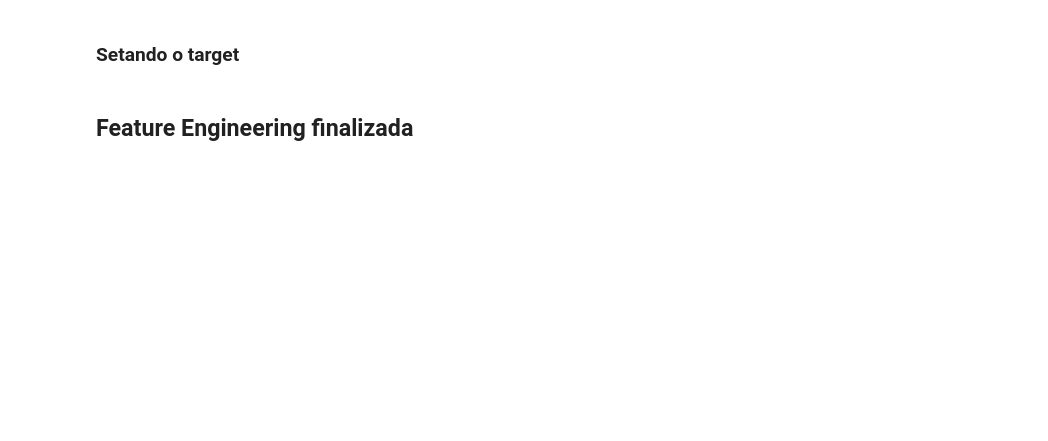
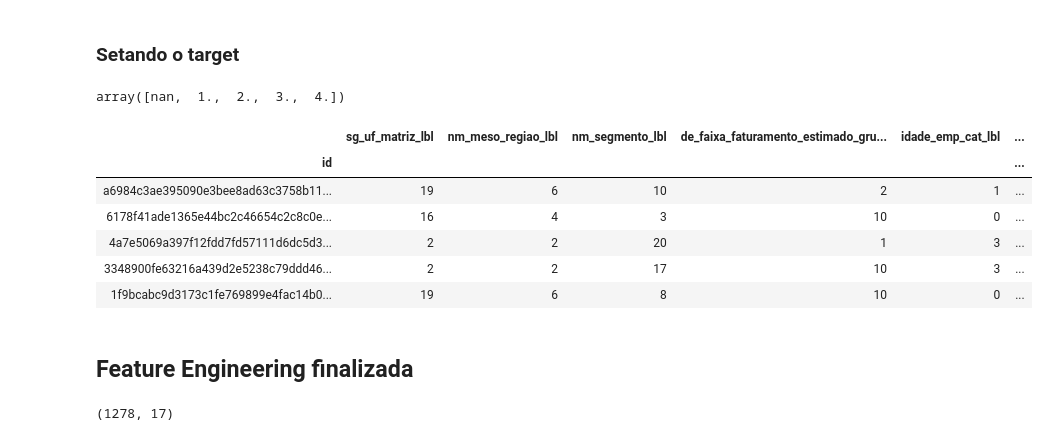
Before and after one commit to codenation-dev/squad-2-ad-xp-data-science-1, a Jupyter notebook: Projeto Final/FeatureEngineering.ipynb, the cells around one changed output. Cells and saved outputs as stored; diff of their text form; code cells hidden in the pictures; blank space fills up the shorter version.

```diff
--- a/Projeto Final/FeatureEngineering.ipynb
+++ b/Projeto Final/FeatureEngineering.ipynb
@@ -1081,10 +1198,30 @@ def set_target(row):
-# %%
-# setando target
-df_market_ok['target'] = df_market.apply(lambda s: set_target(s), axis=1)
-
-df_market[df_market.target == 4].head()
+# %%
+# para acelerar performance
+ids_mkt = np.array(df_market_ok.index)
+# ids_mkt = pd.Series(ids_mkt)
+# %%
+df_market_ok['target'] = list(map(lambda s: set_target(s), ids_mkt))
+df_market_ok.target.unique()
+# %% [output]
+array([nan,  1.,  2.,  3.,  4.])
+# %%
+df_market_ok.head()
+# %% [output]
+|  | sg_uf_matriz_lbl | nm_meso_regiao_lbl | nm_segmento_lbl | de_faixa_faturamento_estimado_gru... | idade_emp_cat_lbl | ... |
+| id |  |  |  |  |  | ... |
+| a6984c3ae395090e3bee8ad63c3758b11... | 19 | 6 | 10 | 2 | 1 | ... |
+| 6178f41ade1365e44bc2c46654c2c8c0e... | 16 | 4 | 3 | 10 | 0 | ... |
+| 4a7e5069a397f12fdd7fd57111d6dc5d3... | 2 | 2 | 20 | 1 | 3 | ... |
+| 3348900fe63216a439d2e5238c79ddd46... | 2 | 2 | 17 | 10 | 3 | ... |
+| 1f9bcabc9d3173c1fe769899e4fac14b0... | 19 | 6 | 8 | 10 | 0 | ... |
 # %% [markdown]
 ## Feature Engineering finalizada
+# %%
+# Separando dataset de portfolios
+df_port_ok = df_market_ok[df_market_ok.target.notnull()]
+df_port_ok.shape
+# %% [output]
+(1278, 17)
 # %%
 # Guardando market ok em csv
 df_market_ok.to_csv("marketok.csv")
```
Also changed, not shown: parts of 15 cells of this notebook, 1 other file.
